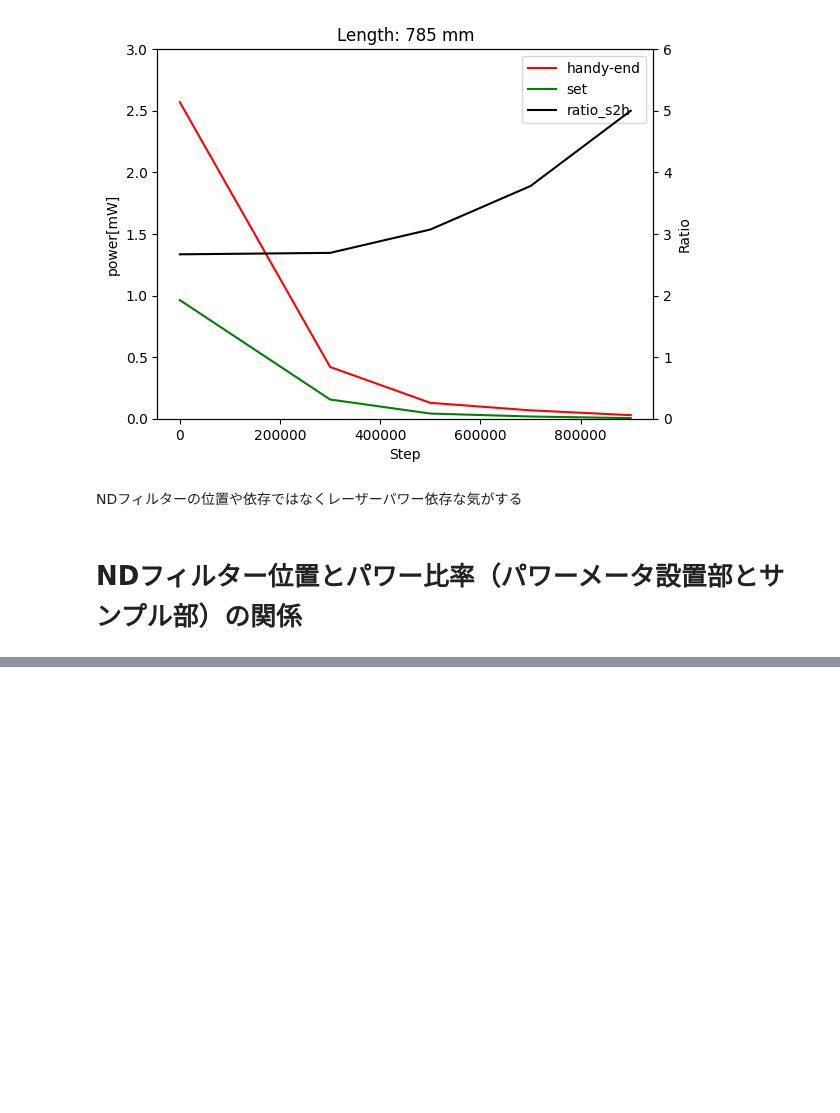
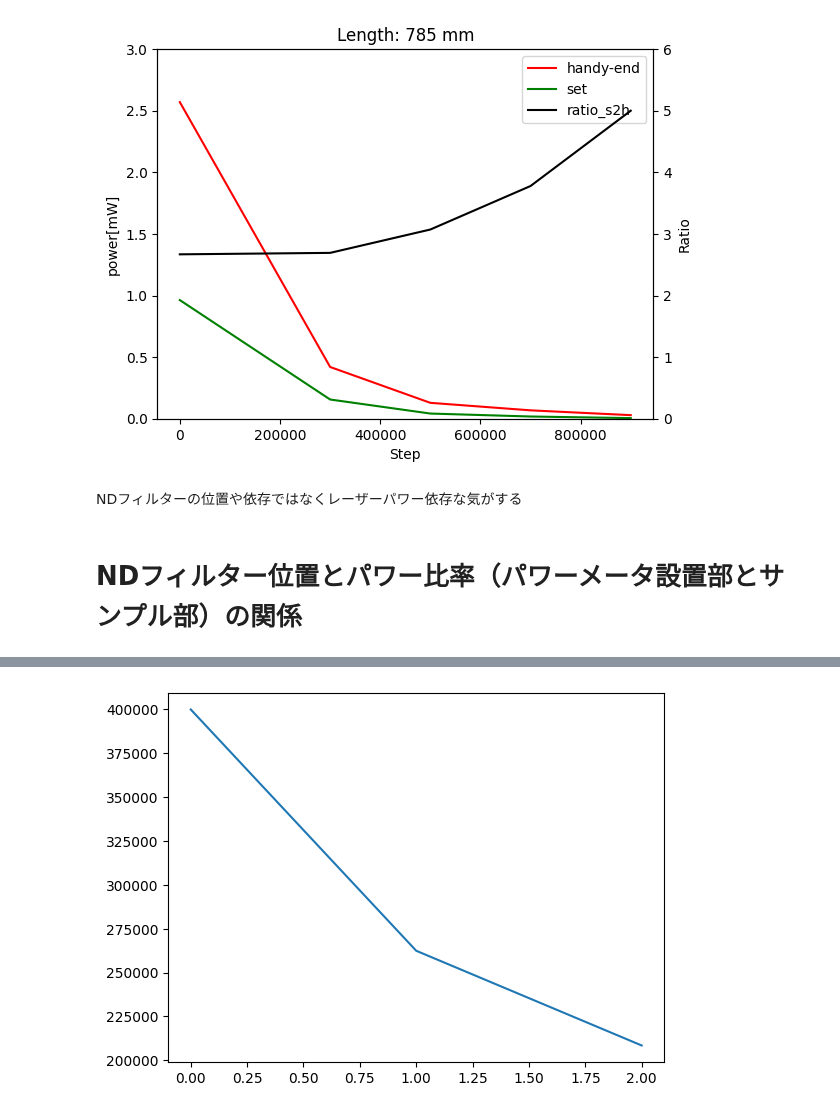
Before and after one commit to chiashi-lab/pl, a Jupyter notebook: notebook/001excite_power.ipynb, the cells around one changed output, grey strips where cells are left out. Saved outputs shown, nothing was run; the diff lists cells and outputs as text; code cells hidden in the pictures; blank space fills up the shorter version.

```diff
--- a/notebook/001excite_power.ipynb
+++ b/notebook/001excite_power.ipynb
@@ -303,0 +142,10 @@ plt.show()
+# %%
+class ndfilter_test():
+    def __init__(self):
+        self.ndstep = 0
+
+    def move_to(self, ndstep):
+        self.ndstep = ndstep
+
+    def get_position(self):
+        return self.ndstep
@@ -303,0 +201,9 @@ plt.show()
+# %%
+NDfilter = ndfilter_test()
+targetpower = 5.0 * 10 ** -3
+poslog, powerlog = pid_control_power(targetpower, NDfilter, eps = targetpower * 0.05)
+# %%
+plt.plot(poslog)
+plt.show()
+# %% [output]
+[figure, added]
```
Also changed, not shown: parts of 35 cells of this notebook, 2 other files.
